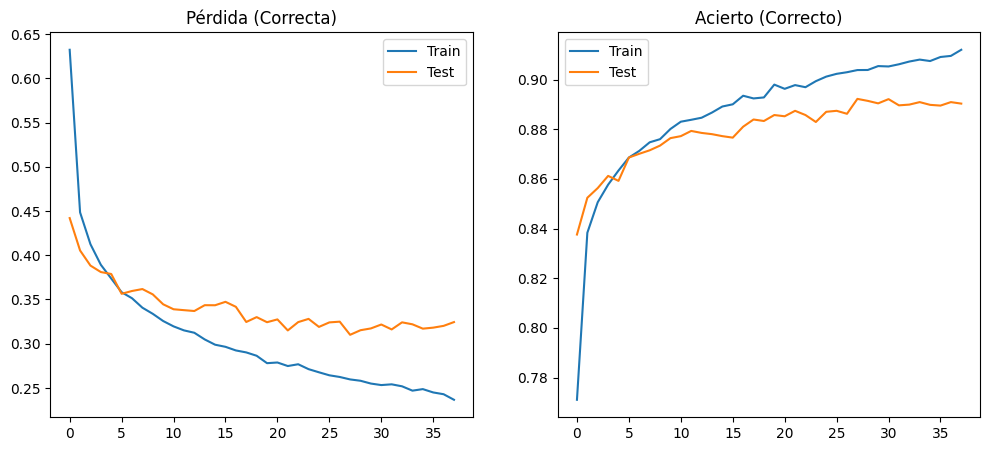
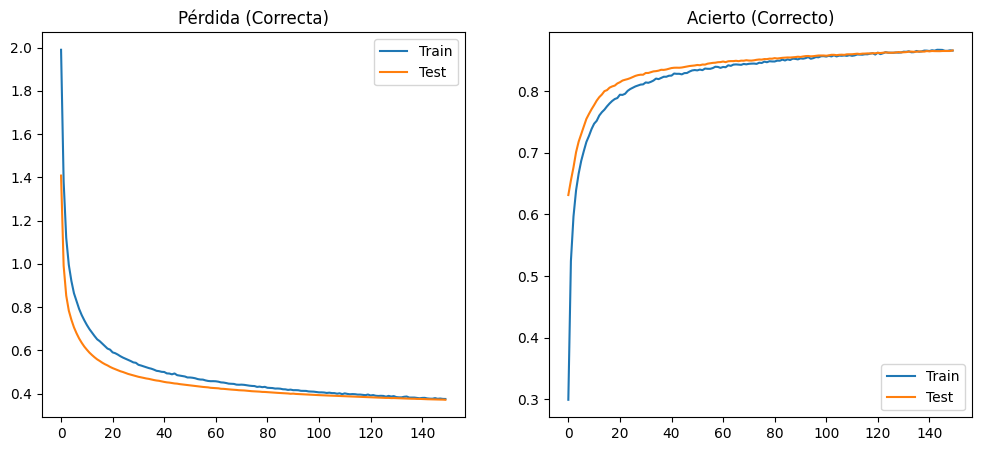
Unified diff of the notebook cell whose output changed from the first chart to the second:
--- before
+++ after
@@ -1,12 +1,12 @@
 plt.figure(figsize=(12, 5))
 plt.subplot(1, 2, 1)
-plt.plot(hist_final2.history['loss'], label='Train')
-plt.plot(hist_final2.history['val_loss'], label='Test')
+plt.plot(hist_final.history['loss'], label='Train')
+plt.plot(hist_final.history['val_loss'], label='Test')
 plt.title('Pérdida (Correcta)')
 plt.legend()
 
 plt.subplot(1, 2, 2)
-plt.plot(hist_final2.history['accuracy'], label='Train')
-plt.plot(hist_final2.history['val_accuracy'], label='Test')
+plt.plot(hist_final.history['accuracy'], label='Train')
+plt.plot(hist_final.history['val_accuracy'], label='Test')
 plt.title('Acierto (Correcto)')
 plt.legend()

Commit: Creado con Colab